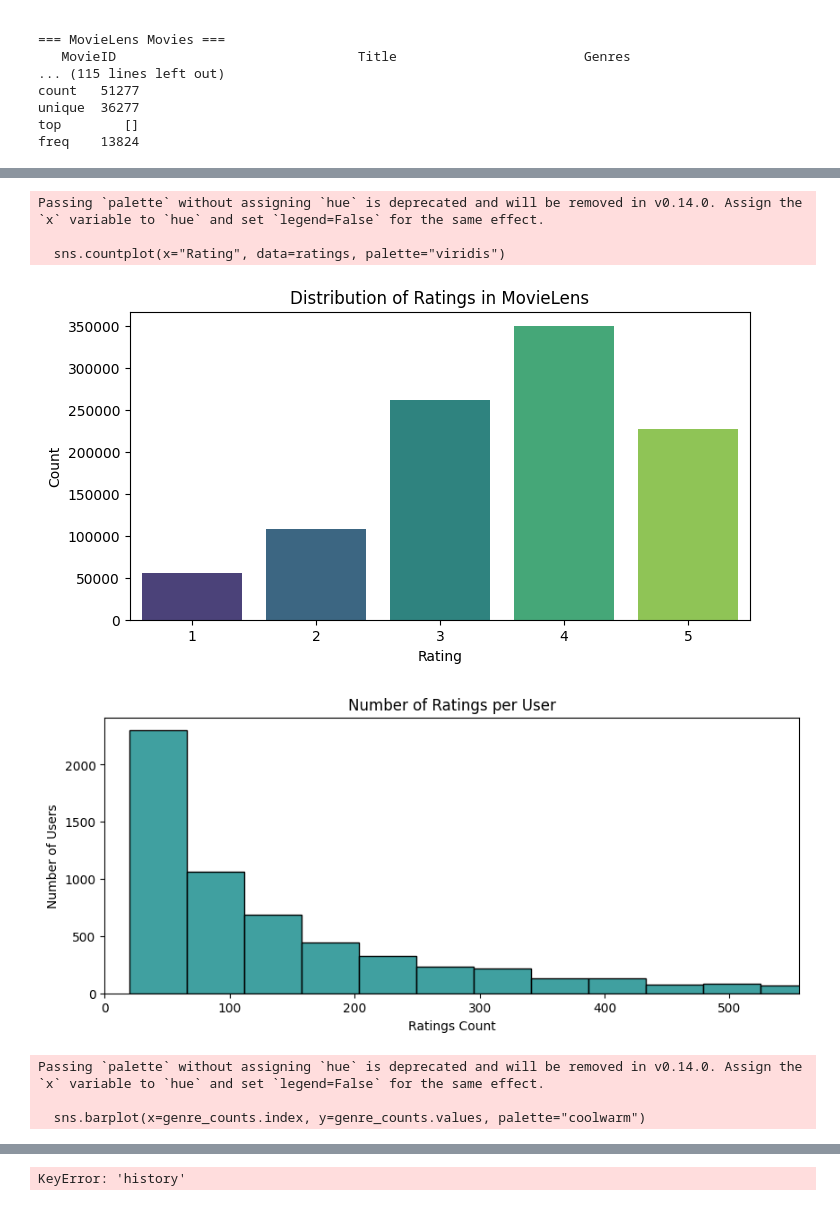
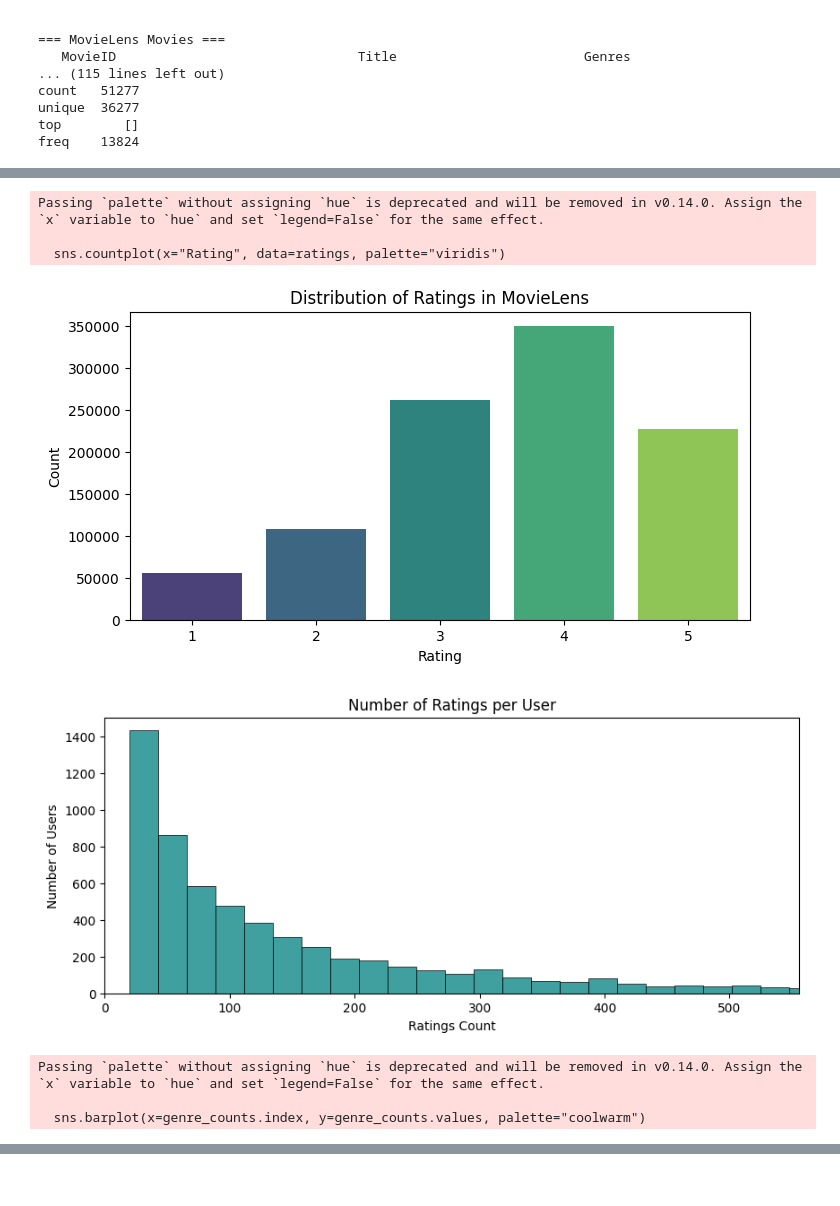
Before and after one commit to shitijseth/Unified-Cross-Domain-Recommender-System, a Jupyter notebook: data_exploration.ipynb, the cells around one changed output, grey strips where cells are left out. Saved outputs shown, nothing was run; the diff lists cells and outputs as text; code cells hidden in the pictures.

```diff
--- a/data_exploration.ipynb
+++ b/data_exploration.ipynb
@@ -143,7 +143,7 @@ plt.show()
 # Number of ratings per user
 ratings_per_user = ratings.groupby("UserID").size()
 plt.figure(figsize=(10, 4))
-sns.histplot(ratings_per_user, bins=50, kde=False, color="teal")
+sns.histplot(ratings_per_user, bins=100, kde=False, color="teal")
 plt.title("Number of Ratings per User")
 plt.xlabel("Ratings Count")
 plt.ylabel("Number of Users")
@@ -157,101 +157,34 @@ genre_counts = genre_list.value_counts()
 
 plt.figure(figsize=(10, 4))
 sns.barplot(x=genre_counts.index, y=genre_counts.values, palette="coolwarm")
 plt.title("Distribution of Movie Genres")
 plt.xlabel("Genre")
 plt.ylabel("Count")
 plt.xticks(rotation=45)
 plt.show()
-
-# ====================
-# EDA for MIND Dataset
-# ====================
-
-# Display head of behaviors and news DataFrames
-print("\nMIND Behaviors Head:")
-print(behaviors.head())
-print("\nMIND News Head:")
-print(news.head())
-
-# Check basic info and summary for news articles
-print("\nNews Data Info:")
-print(news.info())
-print("\nNews Data Summary (for categorical columns):")
-print(news.describe(include='object'))
-
-# Distribution of news articles by category
-if 'category' in news.columns:
-    category_counts = news['category'].value_counts()
-    plt.figure(figsize=(8, 4))
-    sns.barplot(x=category_counts.index, y=category_counts.values, palette="mako")
-    plt.title("Distribution of News Articles by Category")
-    plt.xlabel("Category")
-    plt.ylabel("Count")
-    plt.xticks(rotation=45)
-    plt.show()
-
-# Distribution of news click history length in behaviors
-# The 'history' column contains space-separated news IDs
-behaviors['history_count'] = behaviors['history'].apply(lambda x: len(str(x).split()) if pd.notnull(x) else 0)
-plt.figure(figsize=(8, 4))
-sns.histplot(behaviors['history_count'], bins=30, kde=True, color="purple")
-plt.title("Distribution of Click History Length (MIND)")
-plt.xlabel("Number of Clicked News in History")
-plt.ylabel("Count")
-plt.show()
-
-# Distribution of impressions per log in behaviors
-# The impressions column contains news IDs with '-1' (click) or '-0' (non-click), separated by spaces.
-behaviors['impressions_count'] = behaviors['impressions'].apply(lambda x: len(str(x).split()) if pd.notnull(x) else 0)
-plt.figure(figsize=(8, 4))
-sns.histplot(behaviors['impressions_count'], bins=30, kde=True, color="orange")
-plt.title("Distribution of Impressions per Log (MIND)")
-plt.xlabel("Number of Impressions")
-plt.ylabel("Count")
-plt.show()
-
-# Optional: Visualize temporal distribution of impressions (if 'time' column is available)
-if 'time' in behaviors.columns:
-    # Convert time to datetime
-    behaviors['time'] = pd.to_datetime(behaviors['time'], format="%m/%d/%Y %I:%M:%S %p", errors='coerce')
-    behaviors.dropna(subset=['time'], inplace=True)
-    plt.figure(figsize=(10, 4))
-    sns.histplot(behaviors['time'], bins=50, color="green")
-    plt.title("Distribution of Impression Times (MIND)")
-    plt.xlabel("Time")
-    plt.ylabel("Count")
-    plt.show()
-
-# ====================
-# Save some preprocessed versions if needed
-# ====================
-ratings.to_csv("movielens_ratings_preprocessed.csv", index=False)
-movies.to_csv("movielens_movies_preprocessed.csv", index=False)
-behaviors.to_csv("mind_behaviors_preprocessed.csv", index=False)
-news.to_csv("mind_news_preprocessed.csv", index=False)
 # %% [output]
 MovieLens Ratings Head:
    UserID  MovieID  Rating  Timestamp
 0       1     1193       5  978300760
 1       1      661       3  978302109
 2       1      914       3  978301968
 3       1     3408       4  978300275
 4       1     2355       5  978824291
 
 MovieLens Movies Head:
    MovieID                               Title                        Genres
 0        1                    Toy Story (1995)   Animation|Children's|Comedy
 1        2                      Jumanji (1995)  Adventure|Children's|Fantasy
 ... (10 lines left out)
 25%    1.506000e+03  1.030000e+03  3.000000e+00  9.653026e+08
 50%    3.070000e+03  1.835000e+03  4.000000e+00  9.730180e+08
 75%    4.476000e+03  2.770000e+03  4.000000e+00  9.752209e+08
 max    6.040000e+03  3.952000e+03  5.000000e+00  1.046455e+09
 Passing `palette` without assigning `hue` is deprecated and will be removed in v0.14.0. Assign the `x` variable to `hue` and set `legend=False` for the same effect.
 
   sns.countplot(x="Rating", data=ratings, palette="viridis")
 [figure]
-[figure, old version]
+[figure, new version]
 Passing `palette` without assigning `hue` is deprecated and will be removed in v0.14.0. Assign the `x` variable to `hue` and set `legend=False` for the same effect.
 
   sns.barplot(x=genre_counts.index, y=genre_counts.values, palette="coolwarm")
@@ -276 +191,0 @@ freq    13824
-KeyError: 'history'
```
Also changed, not shown: parts of 2 cells of this notebook.
